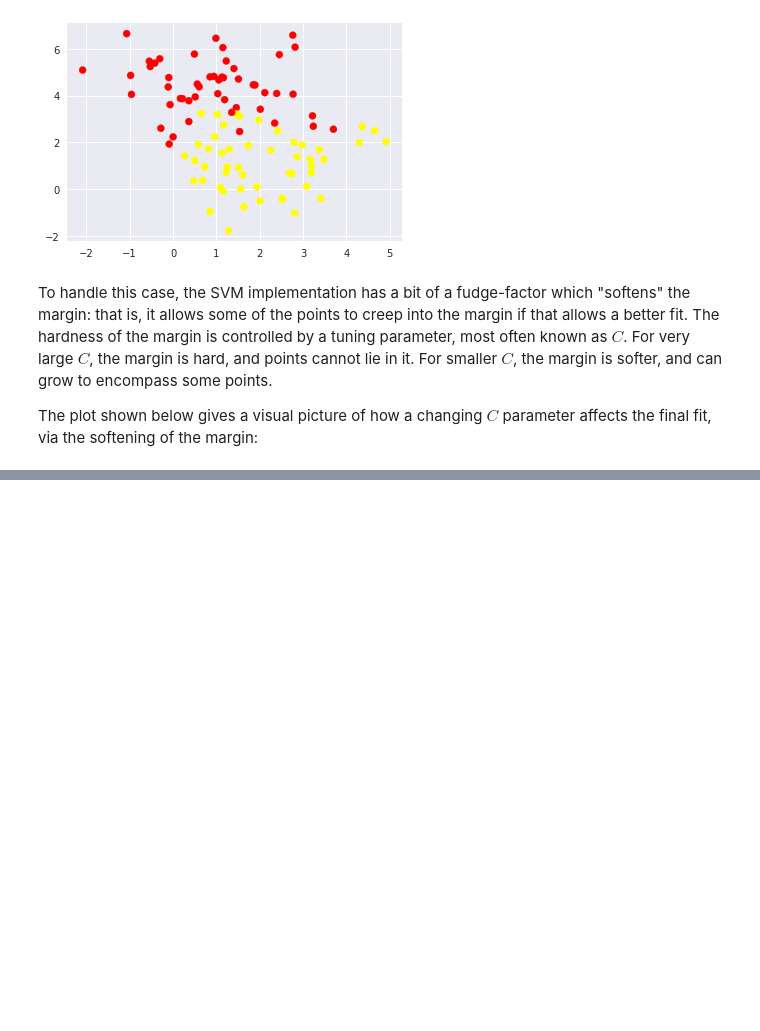
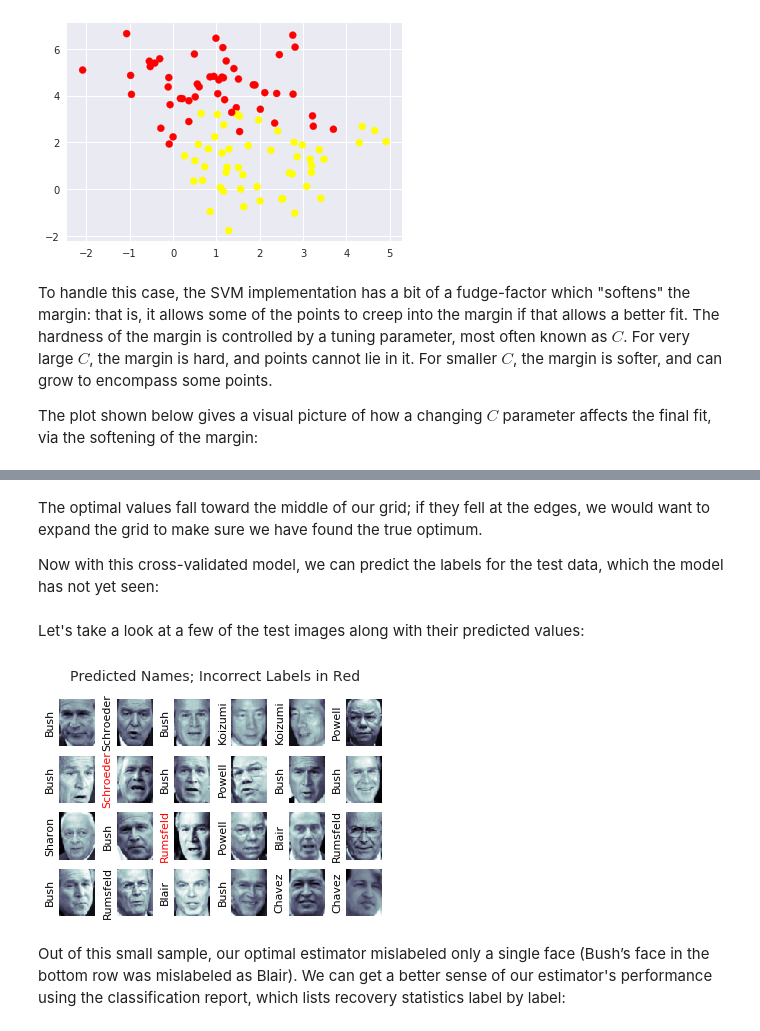
Before and after one commit to paulmorio/grusData, a Jupyter notebook: basics/SupportVectorMachines.ipynb, the cells around one changed output, grey strips where cells are left out. Drawn from its saved outputs; the diff is of its cells as text; code cells hidden in the pictures; blank space fills up the shorter version.

```diff
--- a/basics/SupportVectorMachines.ipynb
+++ b/basics/SupportVectorMachines.ipynb
@@ -222,0 +266,8 @@ The plot shown below gives a visual picture of how a changing $C$ parameter affe
+# %%
+from sklearn.svm import SVC
+from sklearn.decomposition import RandomizedPCA
+from sklearn.pipeline import make_pipeline
+
+pca = RandomizedPCA(n_components=150, whiten=True, random_state=42)
+svc = SVC(kernel='rbf', class_weight='balanced')
+model = make_pipeline(pca, svc)
@@ -222,0 +276,5 @@ The plot shown below gives a visual picture of how a changing $C$ parameter affe
+# %%
+
+from sklearn.cross_validation import train_test_split
+Xtrain, Xtest, ytrain, ytest = train_test_split(faces.data, faces.target,
+                                                random_state=42)
@@ -222,0 +283,8 @@ The plot shown below gives a visual picture of how a changing $C$ parameter affe
+# %%
+from sklearn.grid_search import GridSearchCV
+param_grid = {'svc__C': [1, 5, 10, 50],
+              'svc__gamma': [0.0001, 0.0005, 0.001, 0.005]}
+grid = GridSearchCV(model, param_grid)
+
+%time grid.fit(Xtrain, ytrain)
+print(grid.best_params_)
@@ -222,0 +295,21 @@ The plot shown below gives a visual picture of how a changing $C$ parameter affe
+# %% [markdown]
+The optimal values fall toward the middle of our grid; if they fell at the edges, we would want to expand the grid to make sure we have found the true optimum.
+
+Now with this cross-validated model, we can predict the labels for the test data, which the model has not yet seen:
+# %%
+model = grid.best_estimator_
+yfit = model.predict(Xtest)
+# %% [markdown]
+Let's take a look at a few of the test images along with their predicted values:
+# %%
+fig, ax = plt.subplots(4, 6)
+for i, axi in enumerate(ax.flat):
+    axi.imshow(Xtest[i].reshape(62, 47), cmap='bone')
+    axi.set(xticks=[], yticks=[])
+    axi.set_ylabel(faces.target_names[yfit[i]].split()[-1],
+                   color='black' if yfit[i] == ytest[i] else 'red')
+fig.suptitle('Predicted Names; Incorrect Labels in Red', size=14);
+# %% [output]
+[figure, added]
+# %% [markdown]
+Out of this small sample, our optimal estimator mislabeled only a single face (Bush’s face in the bottom row was mislabeled as Blair). We can get a better sense of our estimator's performance using the classification report, which lists recovery statistics label by label:
```
Also changed, not shown: parts of 18 cells of this notebook.
